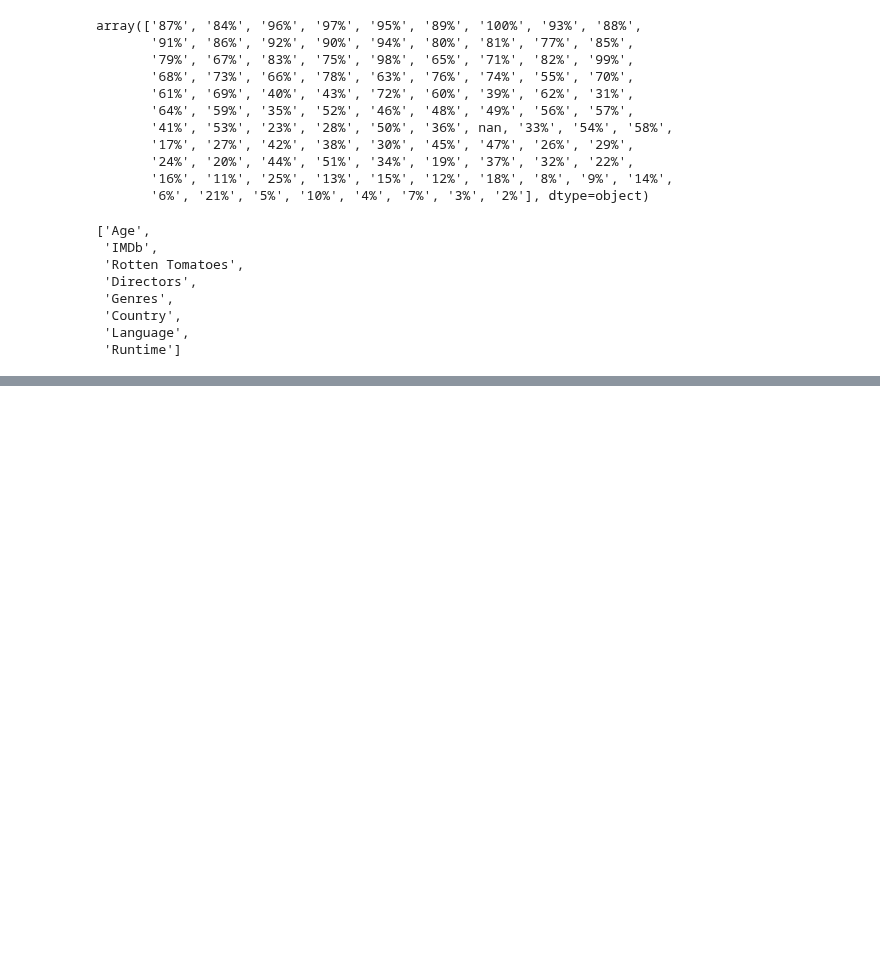
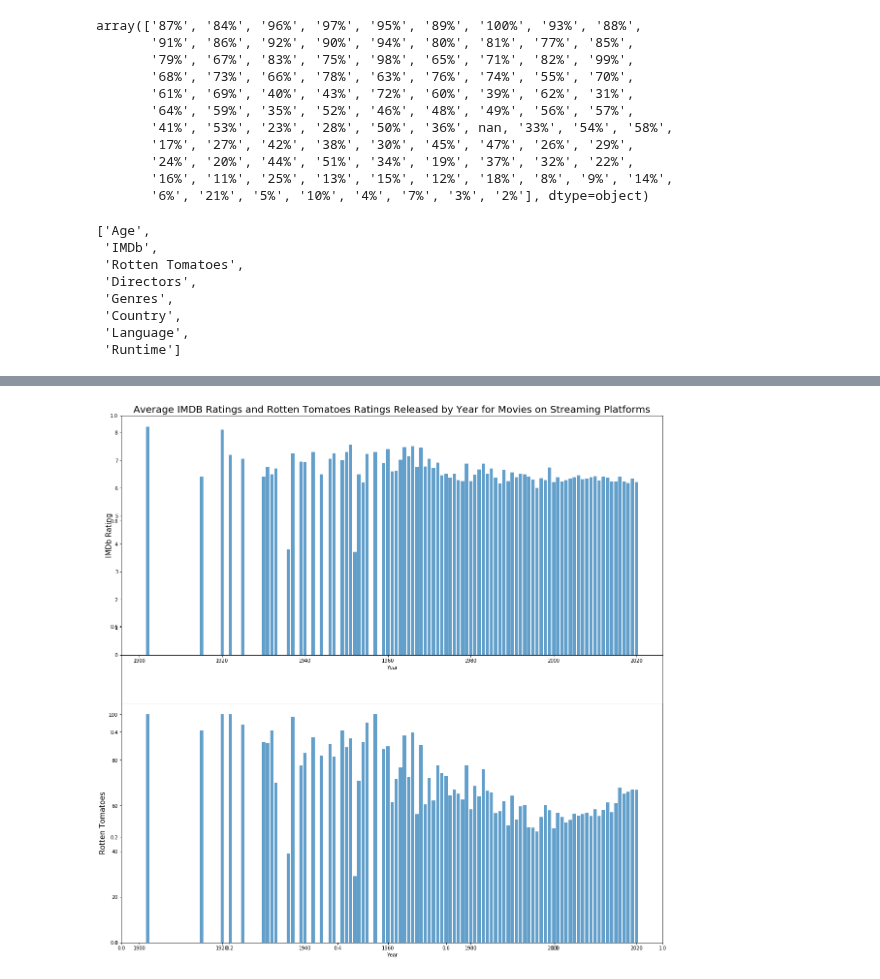
Before and after one commit to irwinmier96/Side_Projects, a Jupyter notebook: Movies on Netflix and Other Streaming Services/movie_ratings.ipynb, the cells around one changed output, grey strips where cells are left out. Cells and saved outputs as stored; diff of their text form; code cells hidden in the pictures; blank space fills up the shorter version.

```diff
--- a/Movies on Netflix and Other Streaming Services/movie_ratings.ipynb
+++ b/Movies on Netflix and Other Streaming Services/movie_ratings.ipynb
@@ -63,0 +160,4 @@ missingdata_df
+# %%
+#Collect Year, IMDB, and Rotten Tomatoes
+by_year = pd.DataFrame(df_2, columns=["Year", "IMDb", "Rotten Tomatoes"])
+by_year.head(10)
@@ -63,0 +176,7 @@ missingdata_df
+# %%
+by_year_imdb = pd.DataFrame(by_year, columns=["Year", "IMDb"])
+by_year_imdb = pd.DataFrame(by_year_imdb.groupby("Year").mean()).reset_index()
+by_year_imdb = pd.DataFrame(by_year_imdb.sort_values(by="IMDb",ascending=False))
+by_year_imdb = pd.DataFrame(by_year_imdb).reset_index()
+by_year_imdb = by_year_imdb.drop(["index"], axis=1)
+by_year_imdb
@@ -63,0 +202,7 @@ missingdata_df
+# %%
+by_year_tomatoes = pd.DataFrame(by_year, columns=["Year", "Rotten Tomatoes"])
+by_year_tomatoes = pd.DataFrame(by_year_tomatoes.groupby("Year").mean()).reset_index()
+by_year_tomatoes = pd.DataFrame(by_year_tomatoes.sort_values(by="Rotten Tomatoes",ascending=False))
+by_year_tomatoes = pd.DataFrame(by_year_tomatoes).reset_index()
+by_year_tomatoes = by_year_tomatoes.drop(["index"], axis=1)
+by_year_tomatoes
@@ -63,0 +228,24 @@ missingdata_df
+# %%
+X_1 = by_year_imdb["Year"].values
+y_1 = by_year_imdb["IMDb"]
+
+X_2 = by_year_tomatoes["Year"].values
+y_2 = by_year_tomatoes["Rotten Tomatoes"].values
+# %%
+#Make a subplot, one plot with IMDB ratings, one with RT points
+f = plt.figure(figsize=(20,20))
+plt.title("Average IMDB Ratings and Rotten Tomatoes Ratings Released by Year for Movies on Streaming Platforms", size=20)
+
+f.add_subplot(2,1,1)
+plt.bar(X_1, y_1, alpha= 0.7)
+plt.xlabel("Year")
+plt.ylabel("IMDb Rating", size = 15)
+
+f.add_subplot(2,1, 2)
+plt.bar(X_2, y_2, alpha= 0.7)
+plt.xlabel("Year")
+plt.ylabel("Rotten Tomatoes", size = 15)
+
+plt.savefig("Visualizations/Avg_IMDb_RT_Year")
+# %% [output]
+[figure, added]
```
Also changed, not shown: parts of 11 cells of this notebook, 1 other file.
